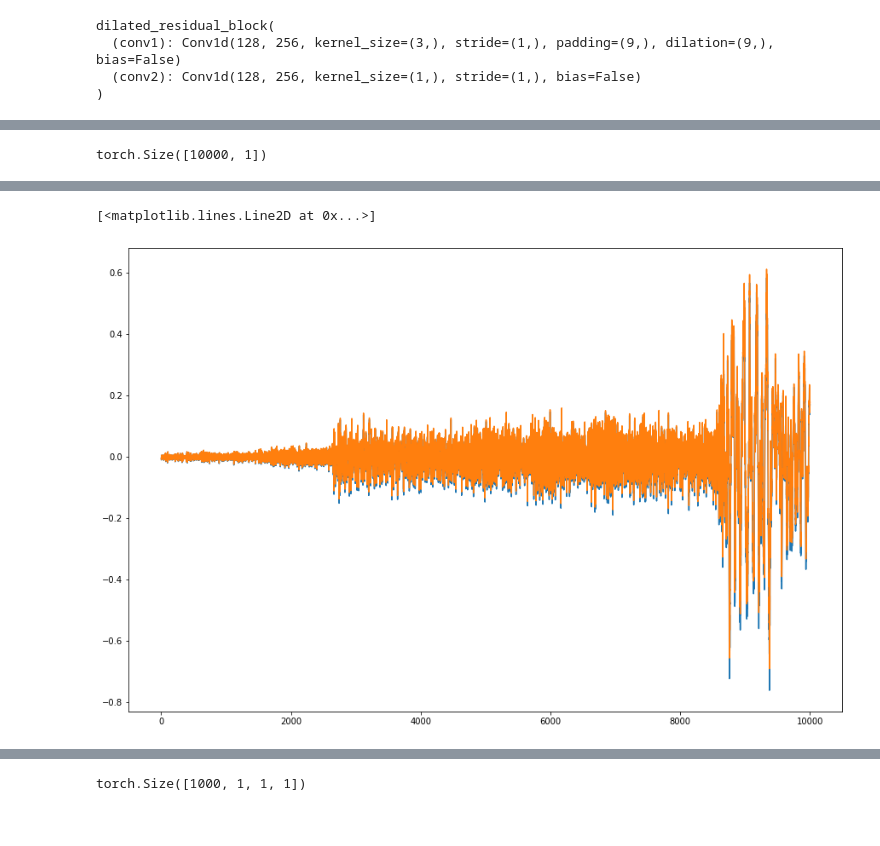
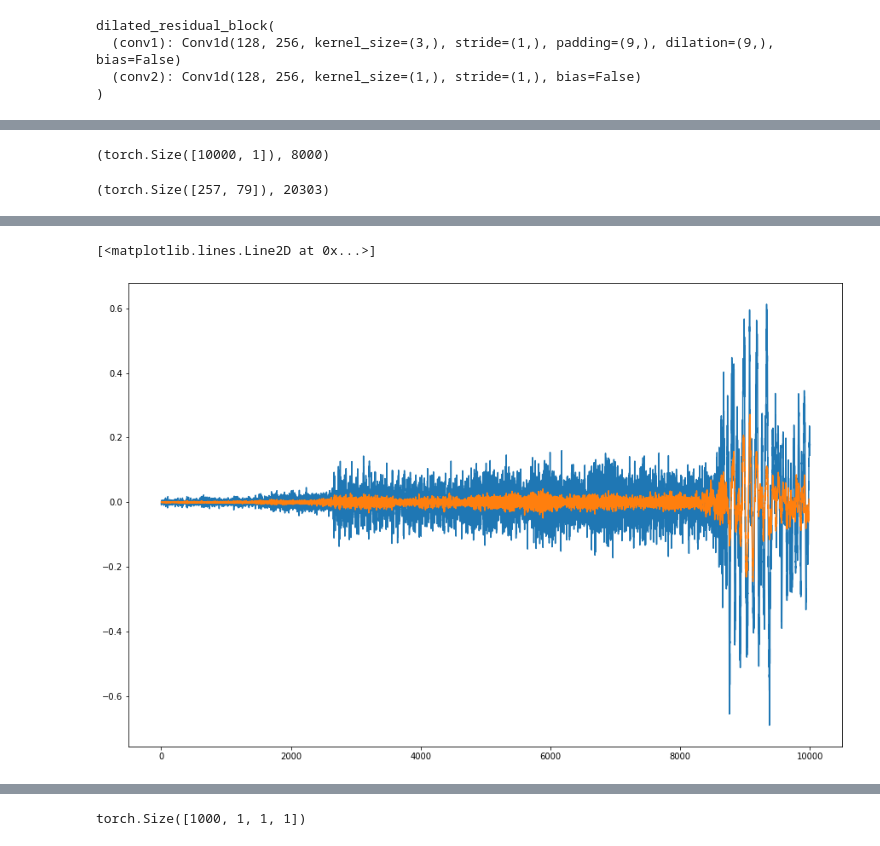
Before and after one commit to alexander-prutko/mil-audio-denoising, a Jupyter notebook: scratch.ipynb, the cells around one changed output, grey strips where cells are left out. Cells and saved outputs as stored; diff of their text form; code cells hidden in the pictures.

```diff
--- a/scratch.ipynb
+++ b/scratch.ipynb
@@ -336,6 +336,16 @@ Estimated Total Size (MB): 397.64
 waveform, sample_rate = torchaudio.load("wav.wav")
 waveform = waveform[:1, :]
 waveform = waveform.narrow(1, 0, 10000).T#.squeeze()
-waveform.shape
+waveform.shape, sample_rate
 # %% [output]
-torch.Size([10000, 1])
+(torch.Size([10000, 1]), 8000)
+# %%
+inter = torch.stft(waveform.squeeze(), n_fft=512, return_complex=True)
+inter.shape, inter.shape[0]*inter.shape[1]
+# %% [output]
+(torch.Size([257, 79]), 20303)
+# %%
+for i in range(40000):
+    i, j = np.random.randint(0, inter.shape[0]), np.random.randint(0, inter.shape[1])
+    inter[i, j] = 0
+waveform_n = torch.istft(inter, n_fft=512)
@@ -345,12 +358,13 @@ display(ipd.Audio(waveform.T, rate=sample_rate));
 [interactive output not drawn]
 # %%
 pylab.figure(figsize=(15, 10))
-# pylab.plot(waveform.squeeze())
-pylab.plot(y.detach().numpy().squeeze())
+
 pylab.plot(waveform.squeeze())
+pylab.plot(waveform_n.squeeze())
+# pylab.plot(y.detach().numpy().squeeze())
 # %% [output]
 [<matplotlib.lines.Line2D at 0x...>]
-[figure, old version]
+[figure, new version]
 # %%
 model = DenoisingWavenet(config)
 optimizer = optim.Adam(model.parameters())
```
Also changed, not shown: parts of 9 cells of this notebook.
